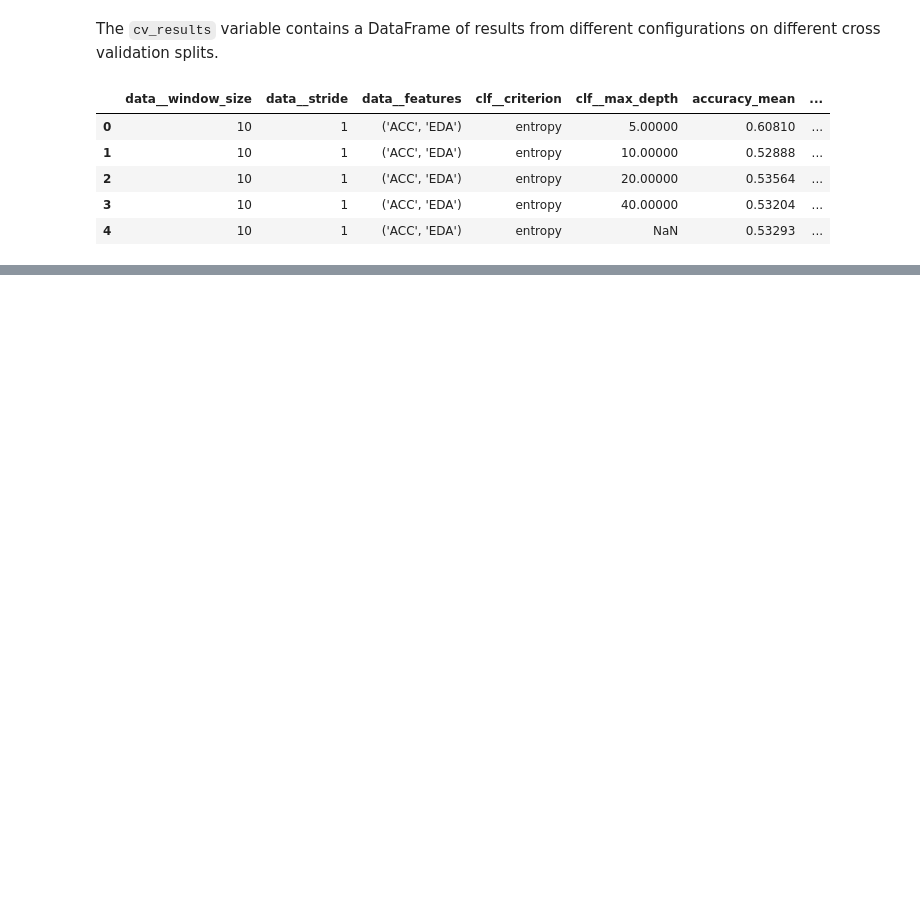
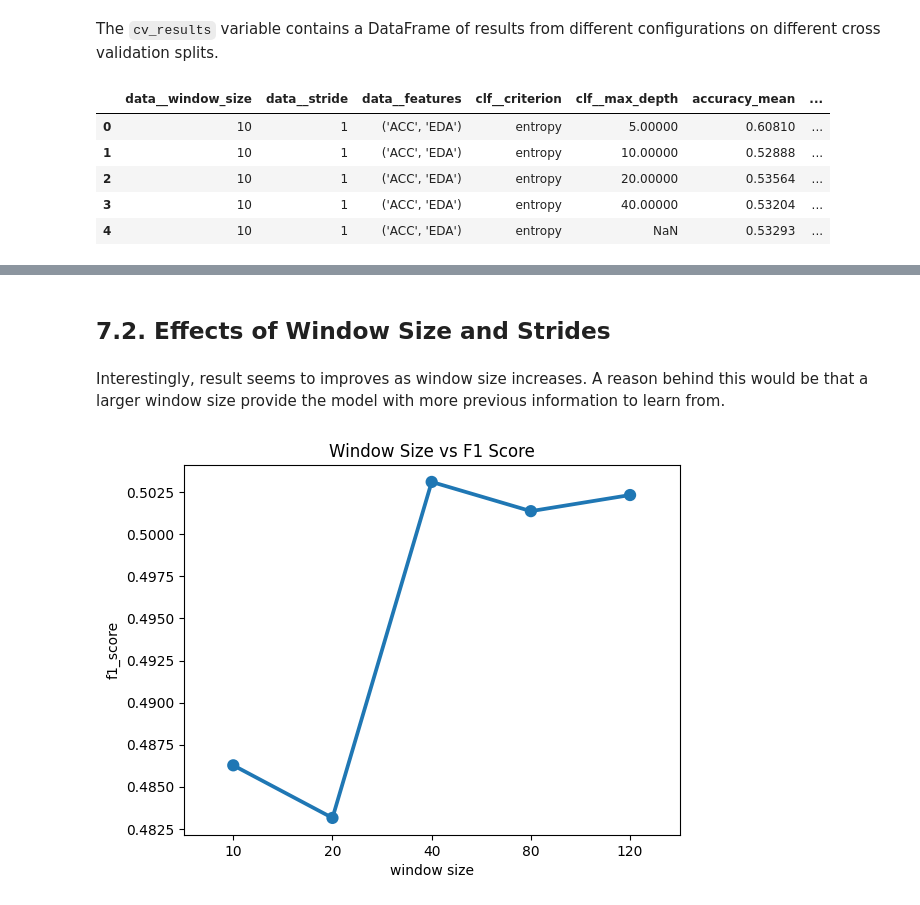
Before and after one commit to Socret360/ce888-data-science-and-decision-making, a Jupyter notebook: project/experiment.ipynb, the cells around one changed output, grey strips where cells are left out. Saved outputs shown, nothing was run; the diff lists cells and outputs as text; code cells hidden in the pictures; blank space fills up the shorter version.

```diff
--- a/project/experiment.ipynb
+++ b/project/experiment.ipynb
@@ -965,0 +733,19 @@ _ = plt.xticks(rotation=45)
+# %% [markdown]
+## 7.2. Effects of Window Size and Strides
+# %% [markdown]
+Interestingly, result seems to improves as window size increases. A reason behind this would be that a larger window size provide the model with more previous information to learn from.
+# %%
+result = cv_results[cv_results['data__features'] == "('IBI', 'HR')"]
+result = result[result['clf__criterion'] == "entropy"]
+result = result[result['clf__max_depth'] == 5]
+
+# choose the maximum f1 score of each window size
+temp = cv_results[['data__window_size', 'f1_score_mean']].groupby(['data__window_size'], as_index=False)['f1_score_mean'].mean()
+
+sns.pointplot(data=temp, x='data__window_size', y='f1_score_mean')
+plt.ylabel('f1_score')
+plt.xlabel('window size')
+
+_ = plt.title("Window Size vs F1 Score")
+# %% [output]
+[figure, added]
```
Also changed, not shown: parts of 55 cells of this notebook, 3 other files.
